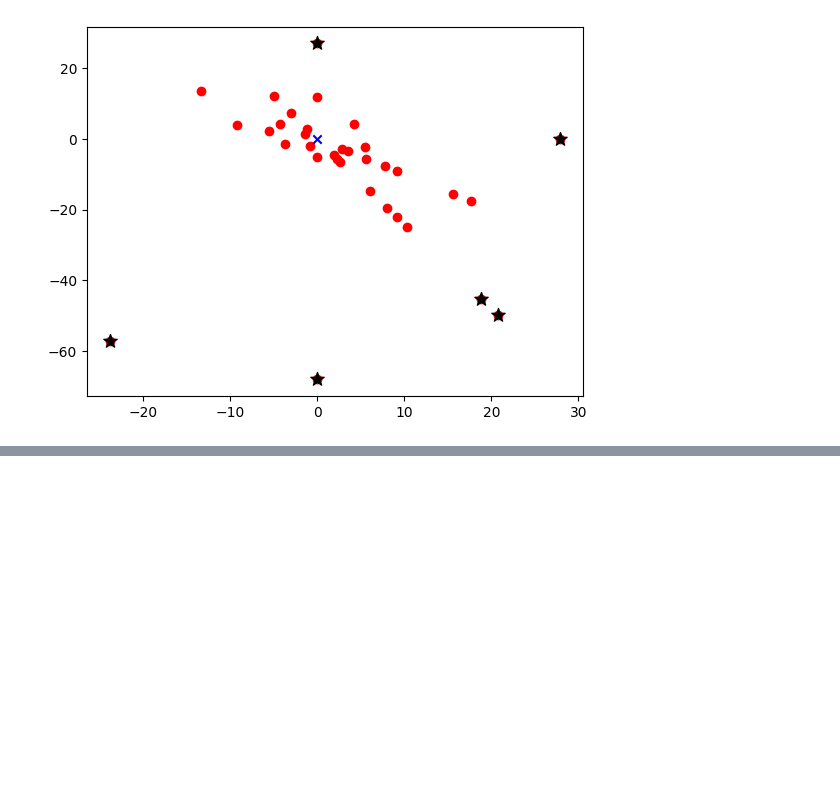
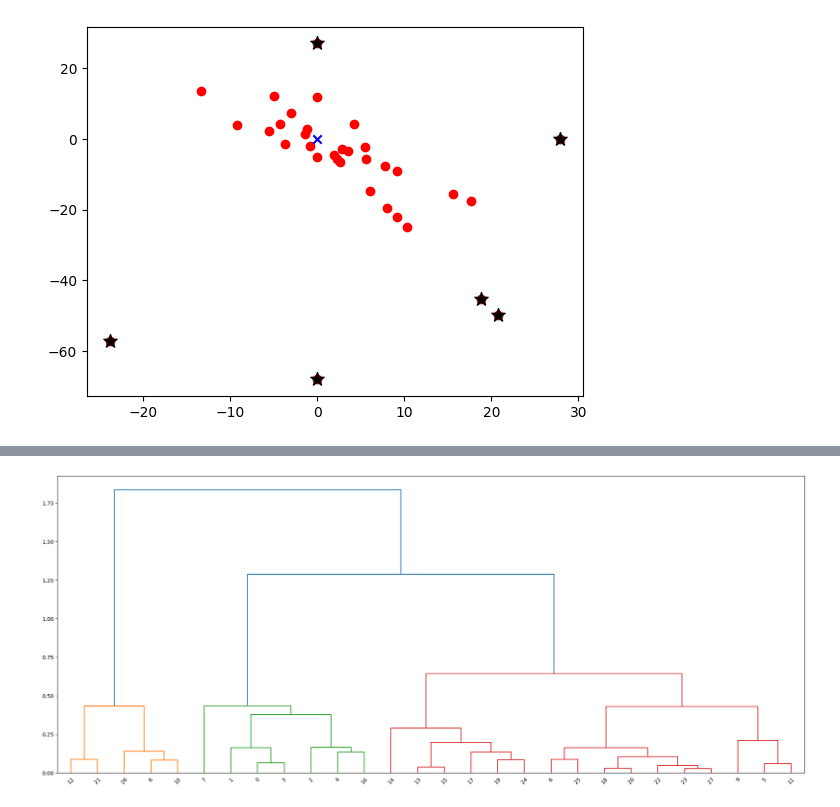
Before and after one commit to Subhasis-Biswas/ML4CPS_Project2, a Jupyter notebook: 3_geoclustering.ipynb, the cells around one changed output, grey strips where cells are left out. Cells and saved outputs as stored; diff of their text form; code cells hidden in the pictures; blank space fills up the shorter version.

```diff
--- a/3_geoclustering.ipynb
+++ b/3_geoclustering.ipynb
@@ -263,0 +311,9 @@ Threshold distance: 17.2782130244307
+# %%
+# show the dendrogram
+from scipy.cluster.hierarchy import dendrogram, linkage
+Z = linkage(locs_scaled_filtered, 'ward')
+plt.figure(figsize=(25, 10))
+dendrogram(Z)
+plt.show()
+# %% [output]
+[figure, added]
```
Also changed, not shown: parts of 21 cells of this notebook.
